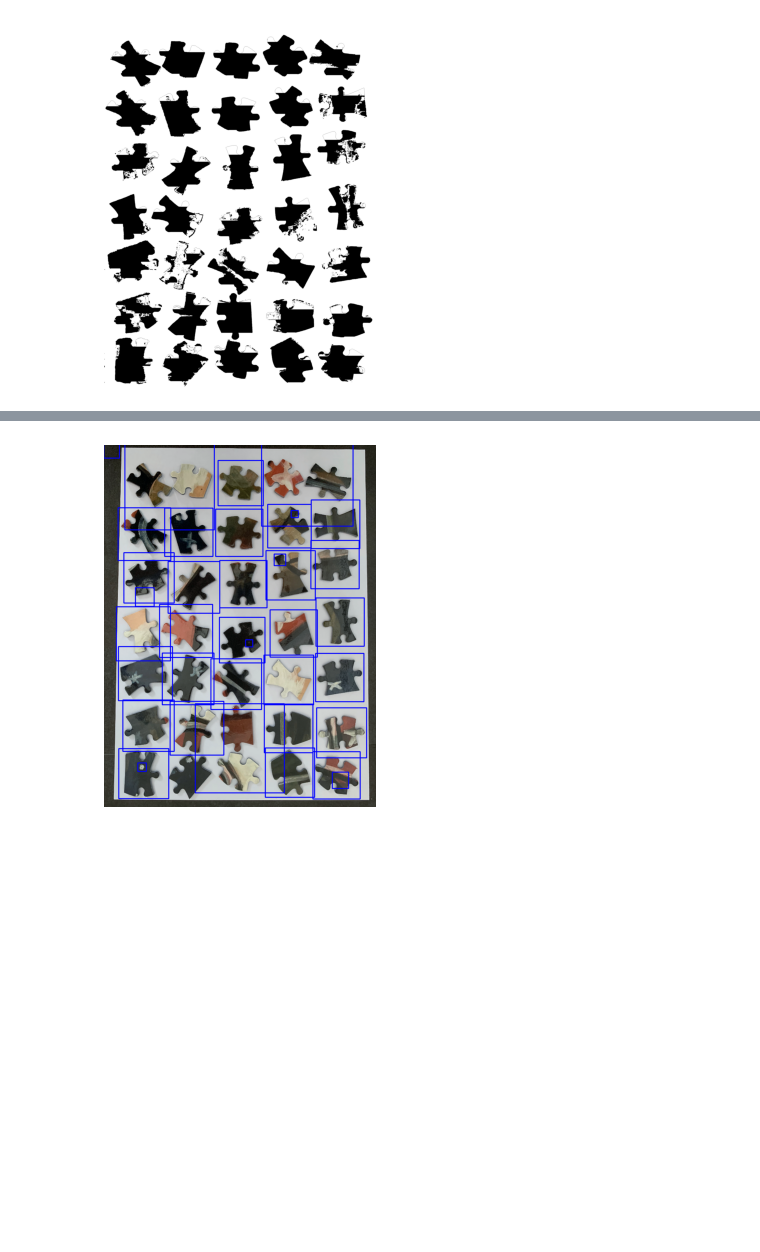
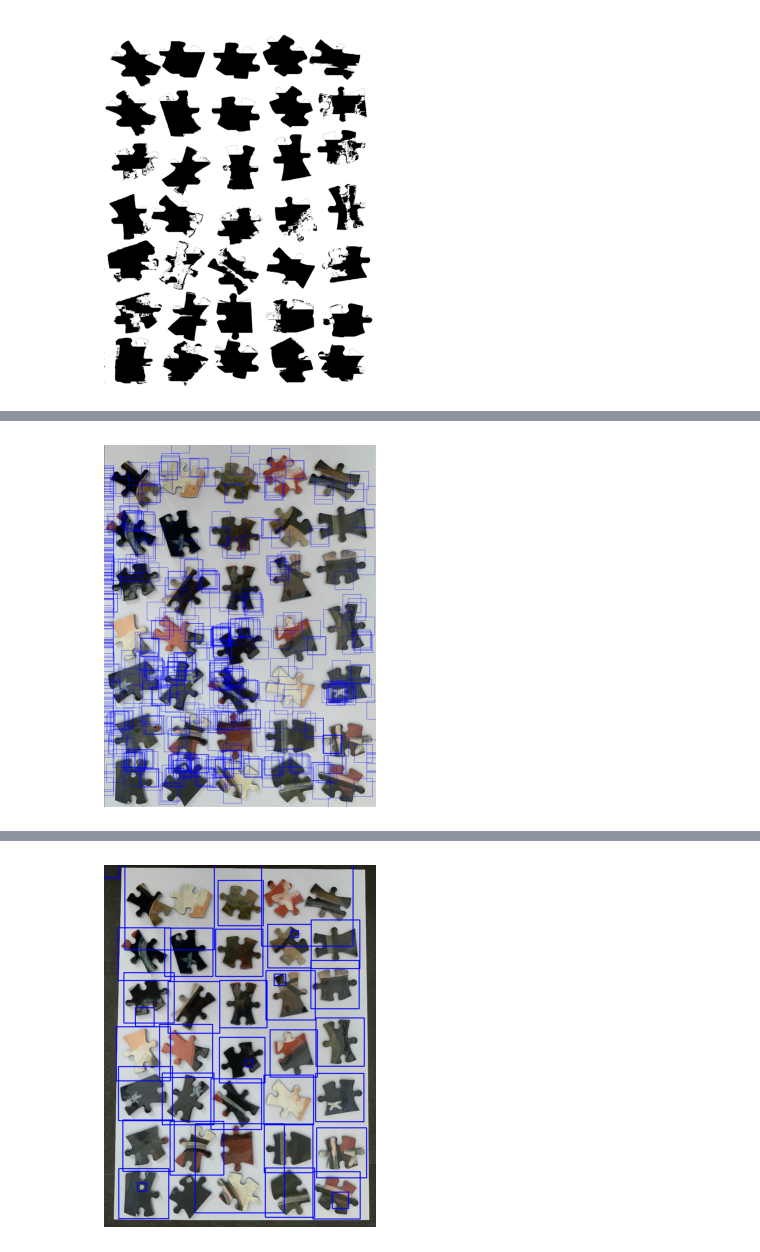
Before and after one commit to tang-ji/jigsaw-puzzle-solver, a Jupyter notebook: puzzle-image-processing.ipynb, the cells around one changed output, grey strips where cells are left out. Saved outputs shown, nothing was run; the diff lists cells and outputs as text; code cells hidden in the pictures; blank space fills up the shorter version.

```diff
--- a/puzzle-image-processing.ipynb
+++ b/puzzle-image-processing.ipynb
@@ -199,3 +228,46 @@ show(img_overlap)
+# %%
+output = cv2.connectedComponentsWithStats(255-img_overlap, 4, cv2.CV_32S)
+# %%
+img_temp = img_balanced.copy()
+# %%
+margin = 100
+
+num_labels = output[0]
+labels = output[1]
+stats = output[2]
+centroids = output[3]
+
+unique, counts = np.unique(labels, return_counts=True) #is sorted
+unique = unique[1:]
+counts = counts[1:]
+
+q75, q25 = np.percentile(counts, [75 ,25])
+iqr = q75 - q25
+low = q25
+hi = q75
+
+clean_labels = []
+clean_counts = []
+for i in range(len(counts)):
+    if low < counts[i] < hi:
+        clean_labels.append(unique[i])
+        clean_counts.append(counts[i])
+boxes = []
+for i in range(1,num_labels):
+    if i not in clean_labels:
+        continue
+    x, y = stats[i,cv2.CC_STAT_LEFT], stats[i,cv2.CC_STAT_TOP]
+    w, h = stats[i,cv2.CC_STAT_WIDTH], stats[i,cv2.CC_STAT_HEIGHT]
+    box = ((x-(h-w)/2-margin,y-margin), (x+h+margin-(h-w)/2, y+h+margin)) if h > w else \
+        ((x - margin, y - margin - (w-h) / 2), (x + w + margin, y + w + margin - (w-h) / 2))
+    boxes.append(box)
+
+for box in boxes:
+    img_temp = cv2.rectangle(img_temp, tuple([int(x) for x in box[0]]), tuple([int(x) for x in box[1]]), thickness=2, color=[255,0,0])
+# %%
+show(img_temp)
+# %% [output]
+[figure, added]
 # %%
 img_path = img_paths[0]
 
```
Also changed, not shown: parts of 8 cells of this notebook.
